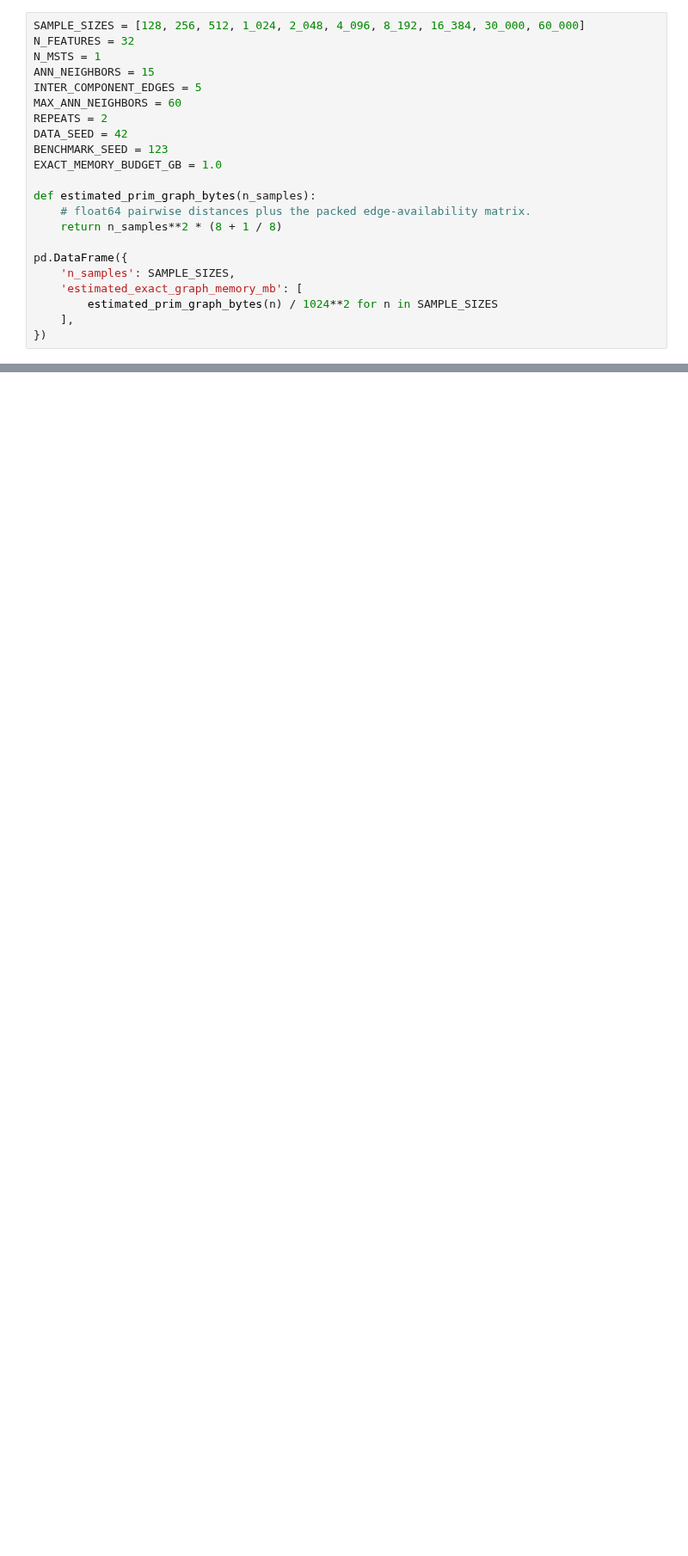
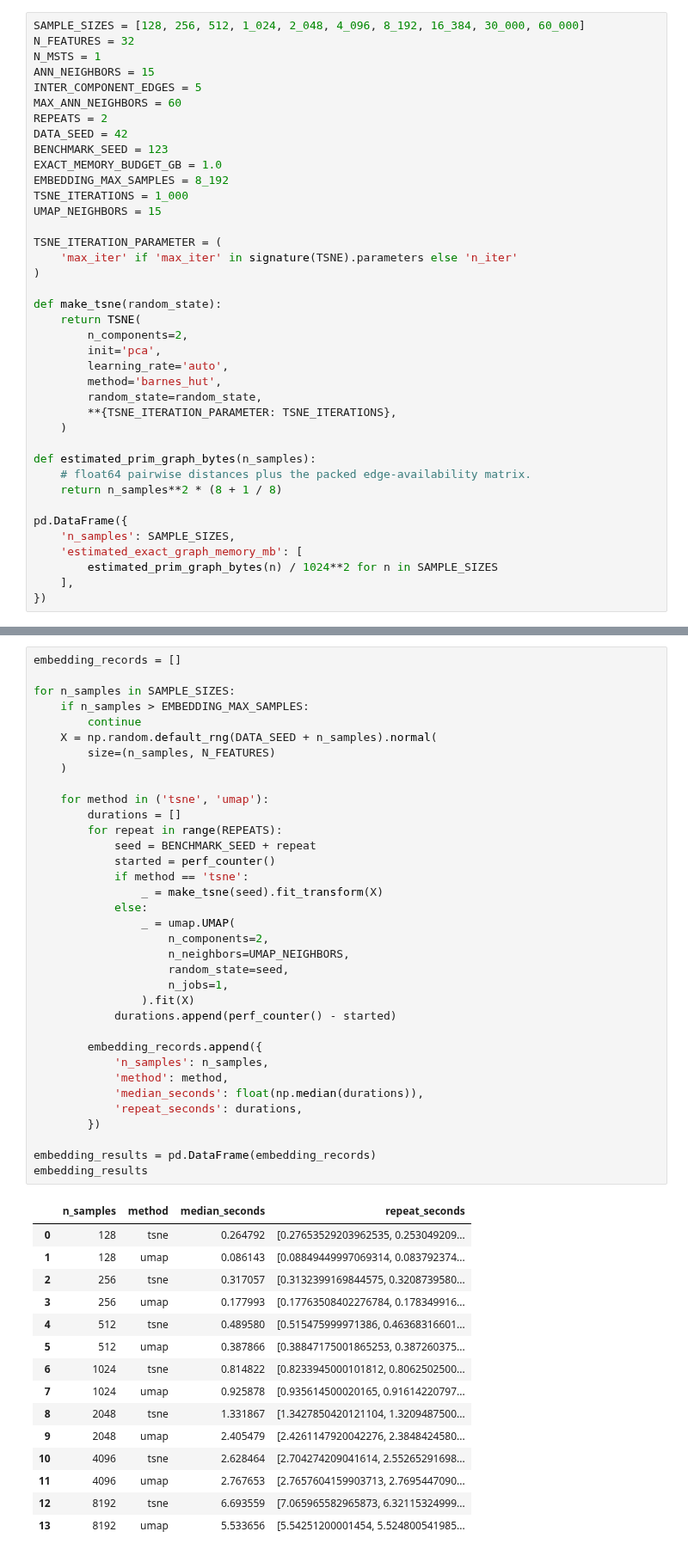
Before and after one commit to fabriziocosta/mst_embedding, a Jupyter notebook: notebooks/mst_scaling_benchmark.ipynb, the cells around one changed output, grey strips where cells are left out. Shown at 86% size. Drawn from its saved outputs; the diff is of its cells as text; blank space fills up the shorter version.

```diff
--- a/notebooks/mst_scaling_benchmark.ipynb
+++ b/notebooks/mst_scaling_benchmark.ipynb
@@ -56,6 +63,23 @@ REPEATS = 2
 DATA_SEED = 42
 BENCHMARK_SEED = 123
 EXACT_MEMORY_BUDGET_GB = 1.0
+EMBEDDING_MAX_SAMPLES = 8_192
+TSNE_ITERATIONS = 1_000
+UMAP_NEIGHBORS = 15
+
+TSNE_ITERATION_PARAMETER = (
+    'max_iter' if 'max_iter' in signature(TSNE).parameters else 'n_iter'
+)
+
+def make_tsne(random_state):
+    return TSNE(
+        n_components=2,
+        init='pca',
+        learning_rate='auto',
+        method='barnes_hut',
+        random_state=random_state,
+        **{TSNE_ITERATION_PARAMETER: TSNE_ITERATIONS},
+    )
 
 def estimated_prim_graph_bytes(n_samples):
     # float64 pairwise distances plus the packed edge-availability matrix.
@@ -169,3 +204,54 @@ results
+# %%
+embedding_records = []
+
+for n_samples in SAMPLE_SIZES:
+    if n_samples > EMBEDDING_MAX_SAMPLES:
+        continue
+    X = np.random.default_rng(DATA_SEED + n_samples).normal(
+        size=(n_samples, N_FEATURES)
+    )
+
+    for method in ('tsne', 'umap'):
+        durations = []
+        for repeat in range(REPEATS):
+            seed = BENCHMARK_SEED + repeat
+            started = perf_counter()
+            if method == 'tsne':
+                _ = make_tsne(seed).fit_transform(X)
+            else:
+                _ = umap.UMAP(
+                    n_components=2,
+                    n_neighbors=UMAP_NEIGHBORS,
+                    random_state=seed,
+                    n_jobs=1,
+                ).fit(X)
+            durations.append(perf_counter() - started)
+
+        embedding_records.append({
+            'n_samples': n_samples,
+            'method': method,
+            'median_seconds': float(np.median(durations)),
+            'repeat_seconds': durations,
+        })
+
+embedding_results = pd.DataFrame(embedding_records)
+embedding_results
+# %% [output]
+|  | n_samples | method | median_seconds | repeat_seconds |
+| 0 | 128 | tsne | 0.264792 | [0.27653529203962535, 0.253049209... |
+| 1 | 128 | umap | 0.086143 | [0.08849449997069314, 0.083792374... |
+| 2 | 256 | tsne | 0.317057 | [0.3132399169844575, 0.3208739580... |
+| 3 | 256 | umap | 0.177993 | [0.17763508402276784, 0.178349916... |
+| 4 | 512 | tsne | 0.489580 | [0.515475999971386, 0.46368316601... |
+| 5 | 512 | umap | 0.387866 | [0.38847175001865253, 0.387260375... |
+| 6 | 1024 | tsne | 0.814822 | [0.8233945000101812, 0.8062502500... |
+| 7 | 1024 | umap | 0.925878 | [0.935614500020165, 0.91614220797... |
+| 8 | 2048 | tsne | 1.331867 | [1.3427850420121104, 1.3209487500... |
+| 9 | 2048 | umap | 2.405479 | [2.4261147920042276, 2.3848424580... |
+| 10 | 4096 | tsne | 2.628464 | [2.704274209041614, 2.55265291698... |
+| 11 | 4096 | umap | 2.767653 | [2.7657604159903713, 2.7695447090... |
+| 12 | 8192 | tsne | 6.693559 | [7.065965582965873, 6.32115324999... |
+| 13 | 8192 | umap | 5.533656 | [5.54251200001454, 5.524800541985... |
 # %% [markdown]
 ## Measure additional peak memory
 
```
Also changed, not shown: parts of 13 cells of this notebook, 9 other files.
